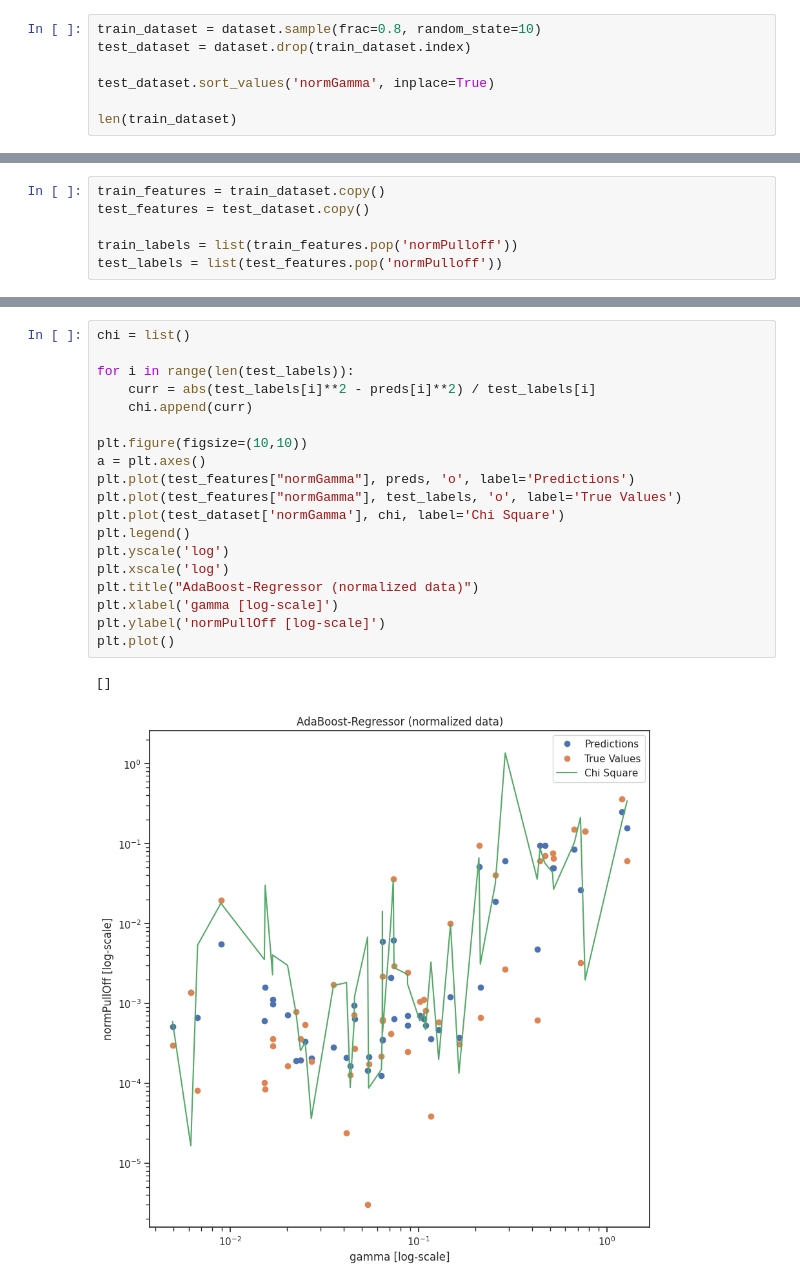
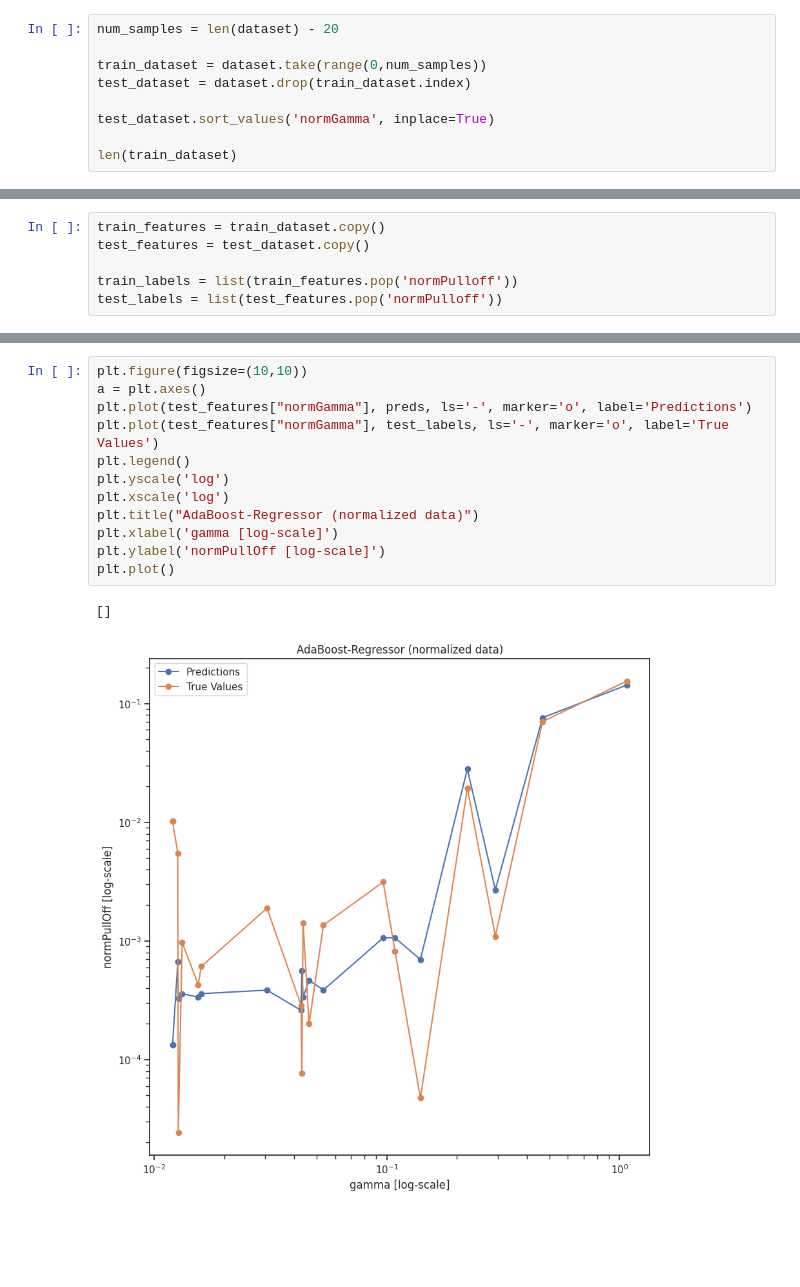
Before and after one commit to Marc-Honecker/CSMP-Project, a Jupyter notebook: src/model/RoughContact/DNN_normalized.ipynb, the cells around one changed output, grey strips where cells are left out. Saved outputs shown, nothing was run; the diff lists cells and outputs as text; blank space fills up the shorter version.

```diff
--- a/src/model/RoughContact/DNN_normalized.ipynb
+++ b/src/model/RoughContact/DNN_normalized.ipynb
@@ -81,5 +98,7 @@ for ax in pl.axes.flat:
 # %%
-train_dataset = dataset.sample(frac=0.8, random_state=10)
+num_samples = len(dataset) - 20
+
+train_dataset = dataset.take(range(0,num_samples))
 test_dataset = dataset.drop(train_dataset.index)
 
 test_dataset.sort_values('normGamma', inplace=True)
@@ -125,25 +159,18 @@ Coefficient of determination: 0.79855
 # %%
-chi = list()
-
-for i in range(len(test_labels)):
-    curr = abs(test_labels[i]**2 - preds[i]**2) / test_labels[i]
-    chi.append(curr)
-
 plt.figure(figsize=(10,10))
 a = plt.axes()
-plt.plot(test_features["normGamma"], preds, 'o', label='Predictions')
-plt.plot(test_features["normGamma"], test_labels, 'o', label='True Values')
-plt.plot(test_dataset['normGamma'], chi, label='Chi Square')
+plt.plot(test_features["normGamma"], preds, ls='-', marker='o', label='Predictions')
+plt.plot(test_features["normGamma"], test_labels, ls='-', marker='o', label='True Values')
 plt.legend()
 plt.yscale('log')
 plt.xscale('log')
 plt.title("AdaBoost-Regressor (normalized data)")
 plt.xlabel('gamma [log-scale]')
 plt.ylabel('normPullOff [log-scale]')
 plt.plot()
 # %% [output]
 []
-[figure, old version]
+[figure, new version]
 # %%
 from sklearn.ensemble import RandomForestRegressor
 
```
Also changed, not shown: parts of 30 cells of this notebook, 4 other files.
